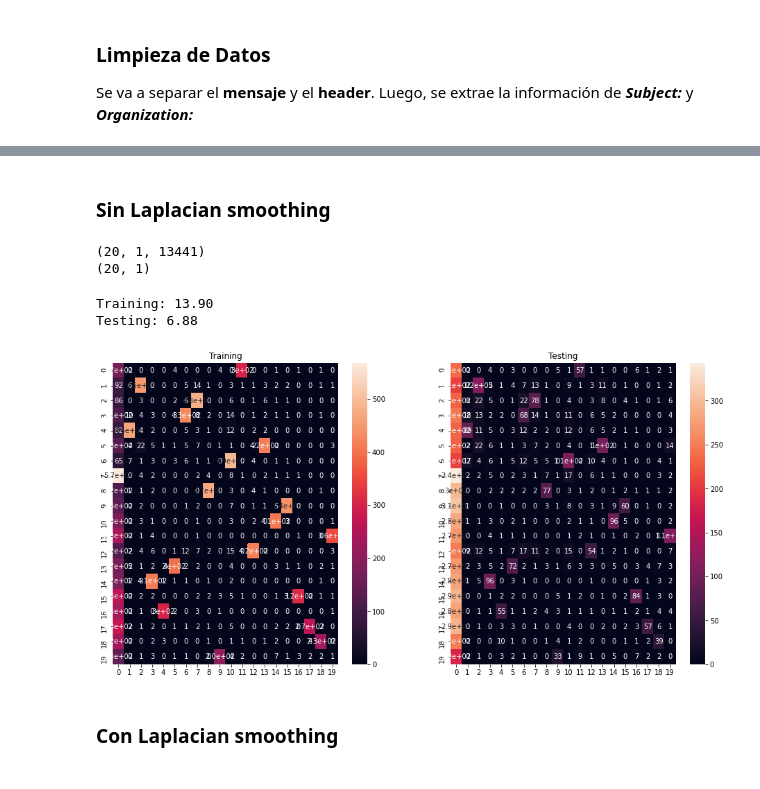
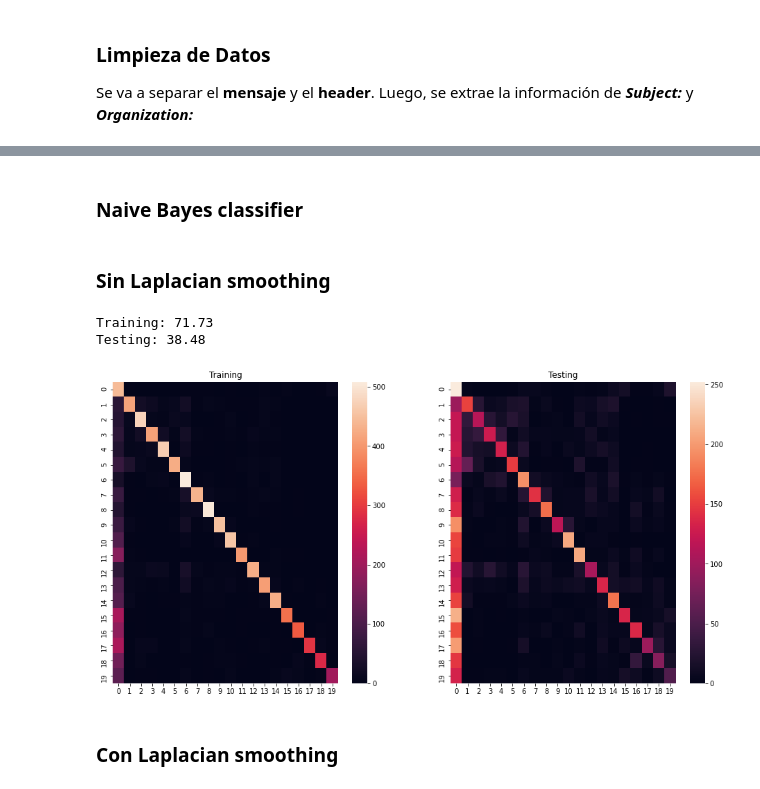
Before and after one commit to SebastianJanampa/RedesNeuronales_BIO, a Jupyter notebook: TrabajosPracticos/TP1/Consignas Trabajo Práctico 1.ipynb, the cells around one changed output, grey strips where cells are left out. Drawn from its saved outputs; the diff is of its cells as text; code cells hidden in the pictures.

```diff
--- a/TrabajosPracticos/TP1/Consignas Trabajo Práctico 1.ipynb
+++ b/TrabajosPracticos/TP1/Consignas Trabajo Práctico 1.ipynb
@@ -304,0 +320,2 @@ test.head()
+# %% [markdown]
+### Naive Bayes classifier
@@ -305,54 +350,22 @@ test.head()
 # %% [markdown]
 ### Sin Laplacian smoothing
-# %%
-BN_probs = []
-perc_categories = []
-for i in df.target.unique():
-    new = vectors.toarray()[df.target==i]
-    probs = new.sum(axis=0)/new.sum(),
-    perc = (df.target==i).mean()
-    BN_probs.append(probs)
-    perc_categories.append(perc)
-
-BN_probs = np.array(BN_probs)
-perc_categories = np.array([perc_categories]).T
-
-print(BN_probs.shape)
-print(perc_categories.shape)
-# %% [output]
-(20, 1, 13441)
-(20, 1)
-# %%
-from sklearn import metrics
-import seaborn as sns
-def myBN(vectors, y_trues, BN_probs, perc_categories):
-    results = []
-#     print(vectors.shape)
-#     print(y_trues)
-    for case, y_true in zip(vectors, y_trues):
-        probs = ((BN_probs**case).prod(axis=2))*perc_categories
-        y_pred = np.argmax(probs)
-        results.append(y_pred)
-    return np.array(results)
-fig, ax = plt.subplots(1, 2, figsize=(16, 8))
-ax[0].set_title('Training')
-ax[1].set_title('Testing')
-## Training
-y_pred = myBN(vectors.toarray(), df.target, BN_probs, perc_categories)
-res = y_pred==df.target
-CM = metrics.confusion_matrix(df.target, y_pred)
-sns.heatmap(CM, ax=ax[0])
-print('Training: %.2f'%(res.mean()*100))
-
-## Testing
-y_pred = myBN(vectors_test.toarray(), test.target, BN_probs, perc_categories)
-res = y_pred==test.target
-CM = metrics.confusion_matrix(test.target, y_pred)
-sns.heatmap(CM, ax=ax[1])
-print('Testing: %.2f'%(res.mean()*100))
-# %% [output]
-Training: 13.90
-Testing: 6.88
-[figure, removed]
+# %%
+classifier = myNB(vectors.toarray(), df.target)
+
+fig, ax = plt.subplots(1, 2, figsize=(16, 8))
+ax[0].set_title('Training')
+ax[1].set_title('Testing')
+
+## Training
+y_pred = classifier.classify(vectors.toarray())
+classifier.results(df.target, y_pred, 'Training', ax=ax[0])
+
+## Testing
+y_pred = classifier.classify(vectors_test.toarray())
+classifier.results(test.target, y_pred, 'Testing', ax=ax[1])
+# %% [output]
+Training: 71.73
+Testing: 38.48
+[figure, added]
 # %% [markdown]
 ### Con Laplacian smoothing
```
Also changed, not shown: parts of 11 cells of this notebook.
